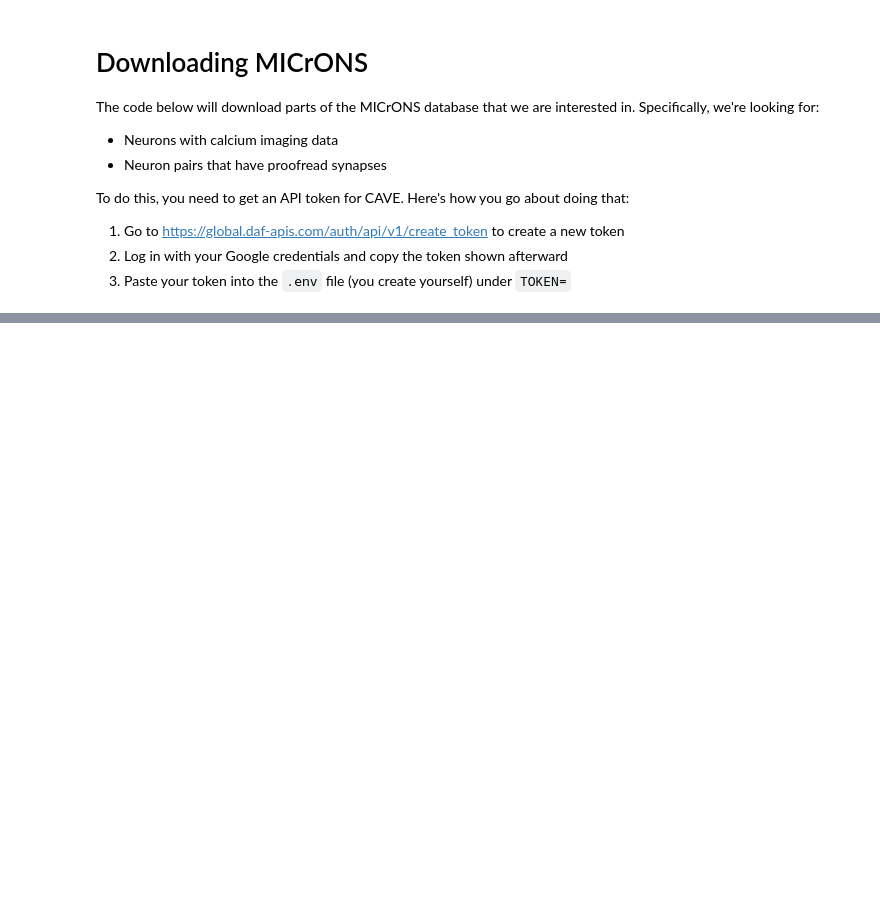
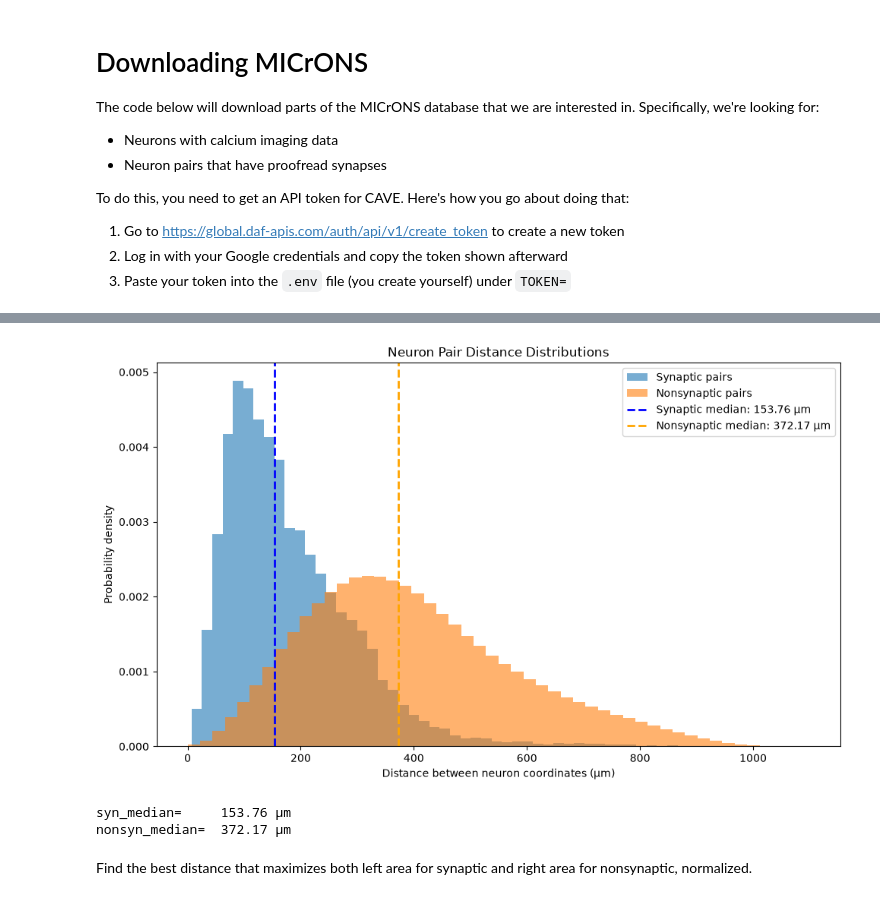
Before and after one commit to 12Jeef/NTAB_F26_Connectomics, a Jupyter notebook: jeffrey/main.ipynb, the cells around one changed output, grey strips where cells are left out. Cells and saved outputs as stored; diff of their text form; code cells hidden in the pictures; blank space fills up the shorter version.

Commit message:
euclidian distance-based benchmark w first 3000 coreg neurons cuz i dont want to nuke my pc with gigabytes of synapses

```diff
--- a/jeffrey/main.ipynb
+++ b/jeffrey/main.ipynb
@@ -39,4 +39,5 @@ load_dotenv()
 client = CAVEclient(
   datastack_name="minnie65_public",
   version=1926,
-  auth_token=os.getenv("TOKEN"))
+  auth_token=os.getenv("TOKEN"),
+)
@@ -42,0 +235,14 @@ client = CAVEclient(
+# %%
+synapses_df = synapses_df[
+  synapses_df["pre_pt_root_id"].isin(valid_coreg_pre_ids) &
+  synapses_df["post_pt_root_id"].isin(valid_coreg_post_ids)
+]
+synapses_df = synapses_df[synapses_df["pre_pt_root_id"] != synapses_df["post_pt_root_id"]]
+
+# just makin' sure i didn't screw up
+assert len(valid_coreg_pre_ids.union(set(synapses_df["pre_pt_root_id"].astype("int64")))) == len(valid_coreg_pre_ids)
+assert len(valid_coreg_post_ids.union(set(synapses_df["post_pt_root_id"].astype("int64")))) == len(valid_coreg_post_ids)
+
+n_synapses = synapses_df.shape[0]
+
+print(f"n_synapses=  {n_synapses}")
@@ -42,0 +337,59 @@ client = CAVEclient(
+# %%
+import numpy as np
+import matplotlib.pyplot as plt
+
+synaptic_distances_um = synaptic_distances / 1000
+nonsynaptic_distances_um = nonsynaptic_distances / 1000
+
+synaptic_median = np.median(synaptic_distances_um)
+nonsynaptic_median = np.median(nonsynaptic_distances_um)
+
+plt.figure(figsize=(10, 6))
+
+plt.hist(
+  synaptic_distances_um,
+  bins=50,
+  alpha=0.6,
+  density=True,
+  label="Synaptic pairs",
+)
+
+plt.hist(
+  nonsynaptic_distances_um,
+  bins=50,
+  alpha=0.6,
+  density=True,
+  label="Nonsynaptic pairs",
+)
+
+plt.axvline(
+  synaptic_median,
+  color="blue",
+  linestyle="--",
+  linewidth=2,
+  label=f"Synaptic median: {synaptic_median:.2f} μm",
+)
+
+plt.axvline(
+  nonsynaptic_median,
+  color="orange",
+  linestyle="--",
+  linewidth=2,
+  label=f"Nonsynaptic median: {nonsynaptic_median:.2f} μm",
+)
+
+plt.xlabel("Distance between neuron coordinates (μm)")
+plt.ylabel("Probability density")
+plt.title("Neuron Pair Distance Distributions")
+plt.legend()
+plt.tight_layout()
+plt.show()
+
+print(f"syn_median=     {synaptic_median:.2f} μm")
+print(f"nonsyn_median=  {nonsynaptic_median:.2f} μm")
+# %% [output]
+[figure, added]
+syn_median=     153.76 μm
+nonsyn_median=  372.17 μm
+# %% [markdown]
+Find the best distance that maximizes both left area for synaptic and right area for nonsynaptic, normalized.
```
Also changed, not shown: parts of 18 cells of this notebook, 1 other file.
